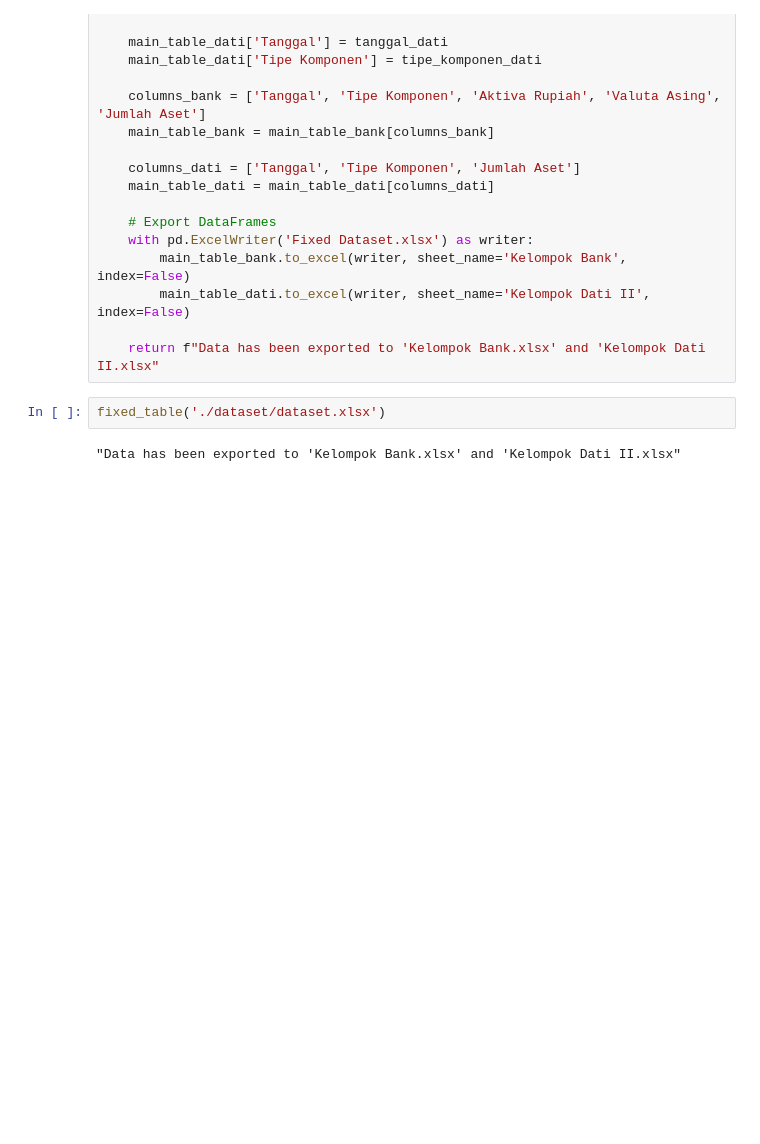
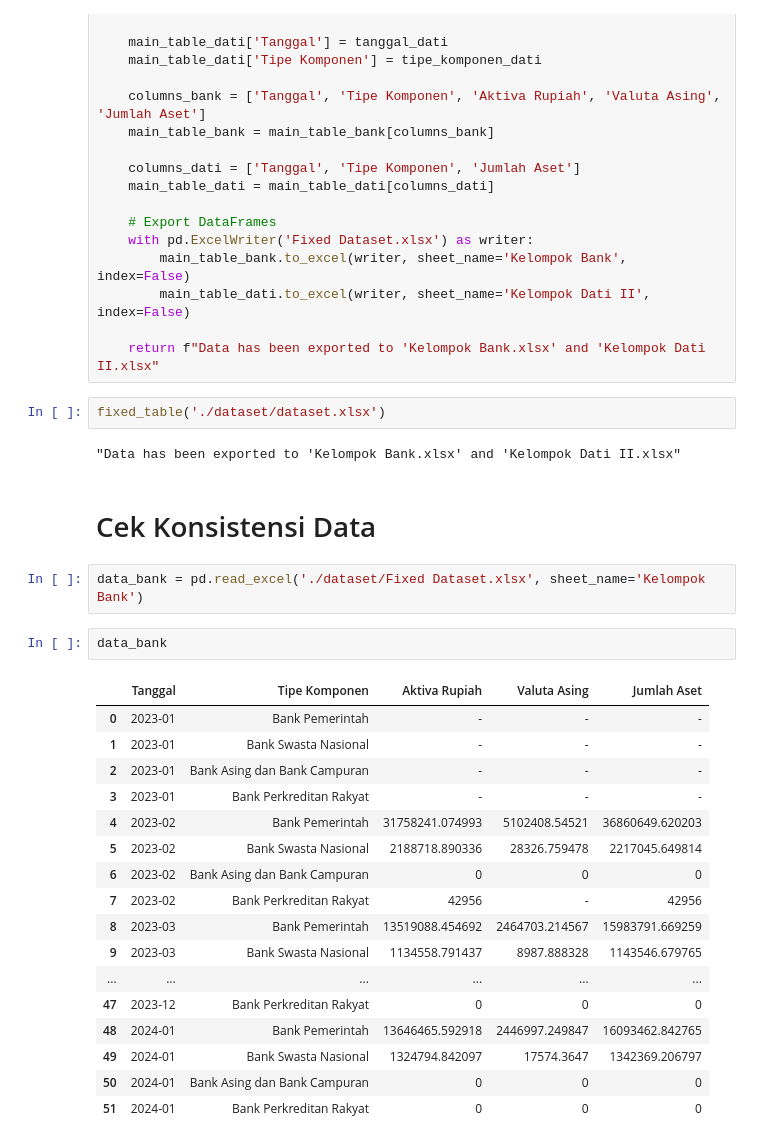
Before and after one commit to nozpera/data-cleaning-process, a Jupyter notebook: case-1/case-1.ipynb, the cells around one changed output. Saved outputs shown, nothing was run; the diff lists cells and outputs as text; blank space fills up the shorter version.

```diff
--- a/case-1/case-1.ipynb
+++ b/case-1/case-1.ipynb
@@ -71,3 +71,27 @@ def fixed_table(location):
 fixed_table('./dataset/dataset.xlsx')
 # %% [output]
 "Data has been exported to 'Kelompok Bank.xlsx' and 'Kelompok Dati II.xlsx"
+# %% [markdown]
+# Cek Konsistensi Data
+# %%
+data_bank = pd.read_excel('./dataset/Fixed Dataset.xlsx', sheet_name='Kelompok Bank')
+# %%
+data_bank
+# %% [output]
+|  | Tanggal | Tipe Komponen | Aktiva Rupiah | Valuta Asing | Jumlah Aset |
+| 0 | 2023-01 | Bank Pemerintah | - | - | - |
+| 1 | 2023-01 | Bank Swasta Nasional | - | - | - |
+| 2 | 2023-01 | Bank Asing dan Bank Campuran | - | - | - |
+| 3 | 2023-01 | Bank Perkreditan Rakyat | - | - | - |
+| 4 | 2023-02 | Bank Pemerintah | 31758241.074993 | 5102408.54521 | 36860649.620203 |
+| 5 | 2023-02 | Bank Swasta Nasional | 2188718.890336 | 28326.759478 | 2217045.649814 |
+| 6 | 2023-02 | Bank Asing dan Bank Campuran | 0 | 0 | 0 |
+| 7 | 2023-02 | Bank Perkreditan Rakyat | 42956 | - | 42956 |
+| 8 | 2023-03 | Bank Pemerintah | 13519088.454692 | 2464703.214567 | 15983791.669259 |
+| 9 | 2023-03 | Bank Swasta Nasional | 1134558.791437 | 8987.888328 | 1143546.679765 |
+| ... | ... | ... | ... | ... | ... |
+| 47 | 2023-12 | Bank Perkreditan Rakyat | 0 | 0 | 0 |
+| 48 | 2024-01 | Bank Pemerintah | 13646465.592918 | 2446997.249847 | 16093462.842765 |
+| 49 | 2024-01 | Bank Swasta Nasional | 1324794.842097 | 17574.3647 | 1342369.206797 |
+| 50 | 2024-01 | Bank Asing dan Bank Campuran | 0 | 0 | 0 |
+| 51 | 2024-01 | Bank Perkreditan Rakyat | 0 | 0 | 0 |
```
Also changed, not shown: parts of 3 cells of this notebook.
